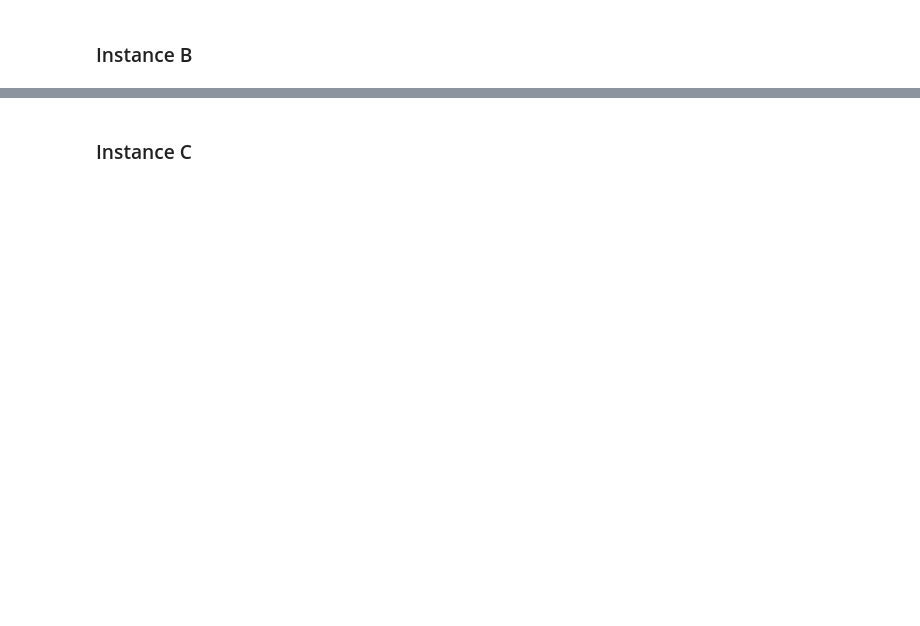
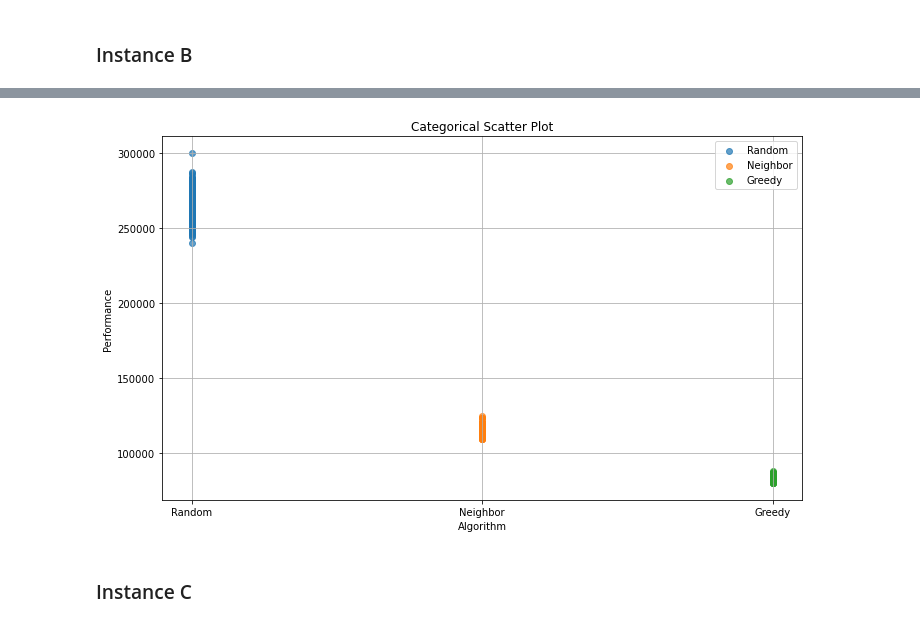
Before and after one commit to Antsol1000/ec, a Jupyter notebook: notebooks/1_greedy_heuristics.ipynb, the cells around one changed output, grey strips where cells are left out. Drawn from its saved outputs; the diff is of its cells as text; code cells hidden in the pictures; blank space fills up the shorter version.

```diff
--- a/notebooks/1_greedy_heuristics.ipynb
+++ b/notebooks/1_greedy_heuristics.ipynb
@@ -188,3 +286,7 @@ tspb.plot([random_best, nn_best, gc_best])
+# %%
+quality_plots(random_results, nn_results, gc_results)
+# %% [output]
+[figure, added]
 # %% [markdown]
 ### Instance C
 # %%
```
Also changed, not shown: parts of 32 cells of this notebook.
